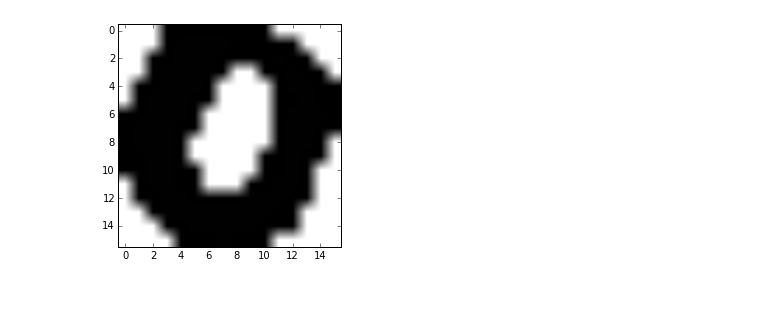
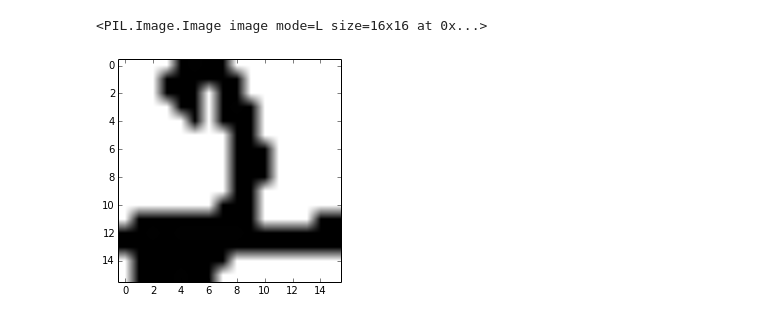
Before and after one commit to allenj12/compOpt_Project, a Jupyter notebook: features/featureNet.ipynb, the cells around one changed output. Cells and saved outputs as stored; diff of their text form; code cells hidden in the pictures.

```diff
--- a/features/featureNet.ipynb
+++ b/features/featureNet.ipynb
@@ -65,7 +65,7 @@ test
-# %%
-display_grayscale(trainData[180])
-
-example.save('example1TARGET.png')
-# %% [output]
-[figure, removed]
+# %%
+ind = random.randrange(size,size+200)
+display_grayscale(trainData[ind])
+# %% [output]
+<PIL.Image.Image image mode=L size=16x16 at 0x...>
+[figure, added]
 # %%
```
Also changed, not shown: parts of 4 cells of this notebook.
